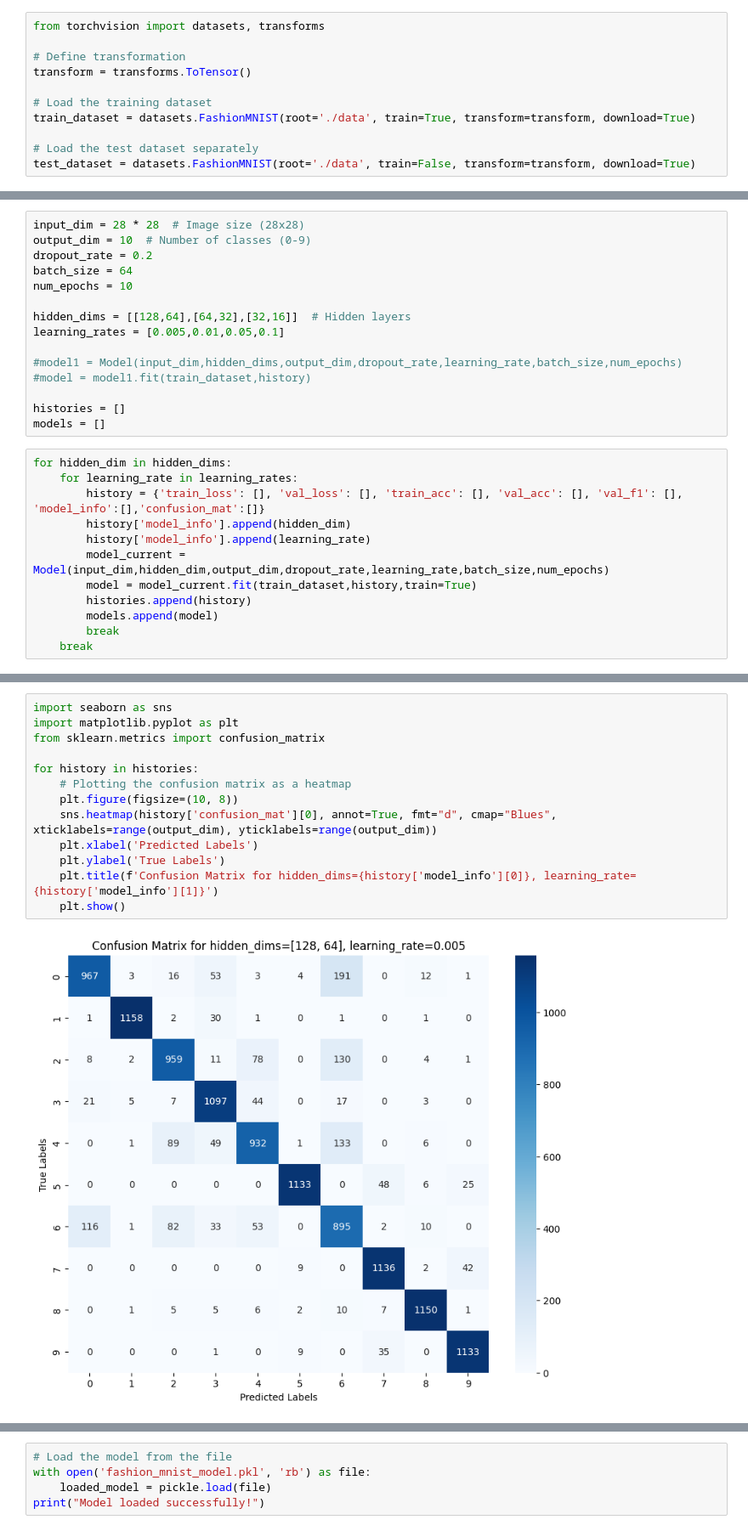
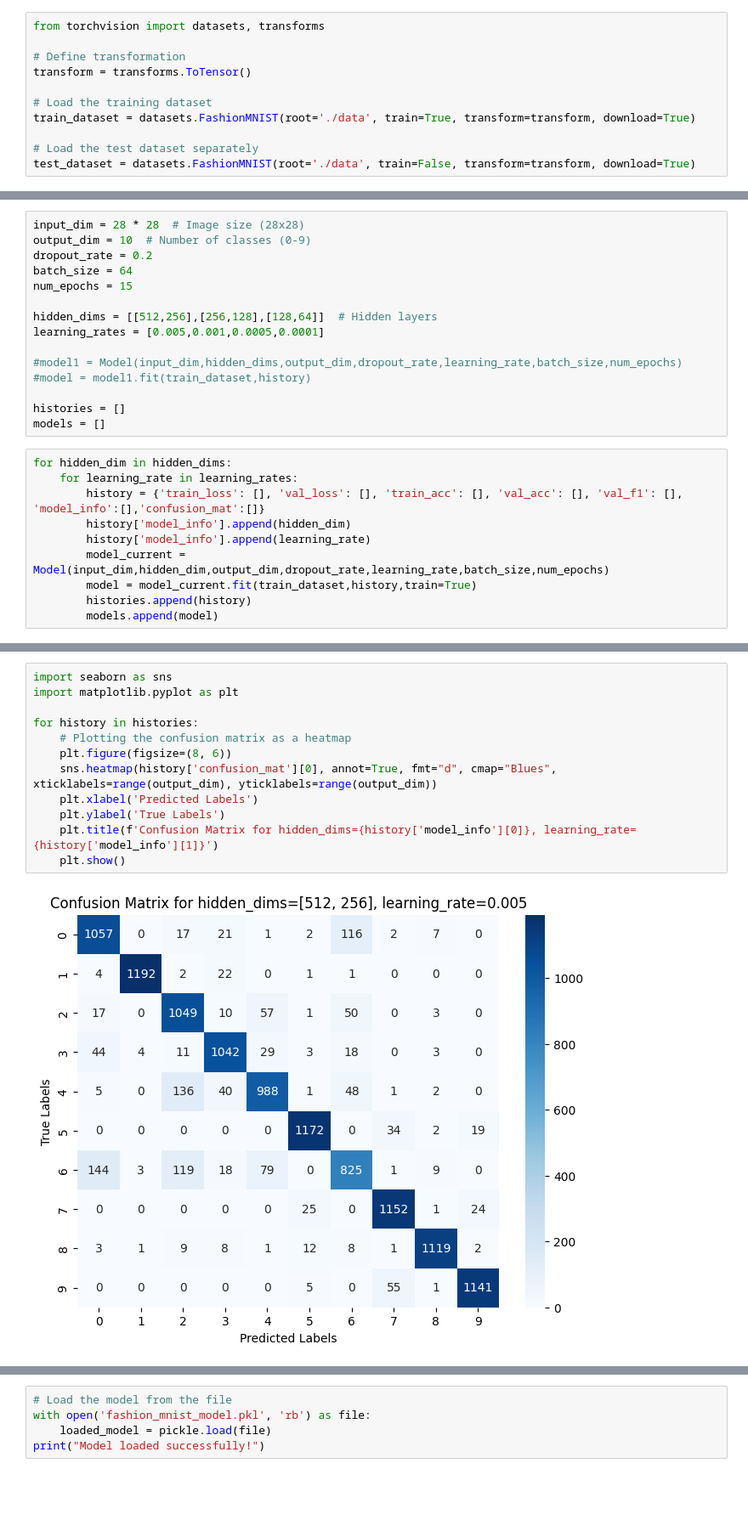
Before and after one commit to sksaifullahhafiz1099/Machine_Learning---CSE-472, a Jupyter notebook: Offline-3/1905114/offine.ipynb, the cells around one changed output, grey strips where cells are left out. Shown at 85% size. Drawn from its saved outputs; the diff is of its cells as text; blank space fills up the shorter version.

```diff
--- a/Offline-3/1905114/offine.ipynb
+++ b/Offline-3/1905114/offine.ipynb
@@ -351,10 +357,10 @@ input_dim = 28 * 28  # Image size (28x28)
 output_dim = 10  # Number of classes (0-9)
 dropout_rate = 0.2
 batch_size = 64
-num_epochs = 10
+num_epochs = 15
 
-hidden_dims = [[128,64],[64,32],[32,16]]  # Hidden layers
-learning_rates = [0.005,0.01,0.05,0.1]
+hidden_dims = [[512,256],[256,128],[128,64]]  # Hidden layers
+learning_rates = [0.005,0.001,0.0005,0.0001]
 
 #model1 = Model(input_dim,hidden_dims,output_dim,dropout_rate,learning_rate,batch_size,num_epochs)
 #model = model1.fit(train_dataset,history)
@@ -371,6 +377,4 @@ for hidden_dim in hidden_dims:
         model = model_current.fit(train_dataset,history,train=True)
         histories.append(history)
         models.append(model)
-        break
-    break
 # %% [output]
@@ -500,15 +600,14 @@ for history in histories:
 # %%
 import seaborn as sns
 import matplotlib.pyplot as plt
-from sklearn.metrics import confusion_matrix
 
 for history in histories:
     # Plotting the confusion matrix as a heatmap
-    plt.figure(figsize=(10, 8))
+    plt.figure(figsize=(8, 6))
     sns.heatmap(history['confusion_mat'][0], annot=True, fmt="d", cmap="Blues", xticklabels=range(output_dim), yticklabels=range(output_dim))
     plt.xlabel('Predicted Labels')
     plt.ylabel('True Labels')
     plt.title(f'Confusion Matrix for hidden_dims={history['model_info'][0]}, learning_rate={history['model_info'][1]}')
     plt.show()
 # %% [output]
-[figure, old version]
+[figure, new version]
```
Also changed, not shown: parts of 15 cells of this notebook, 1 other file.
